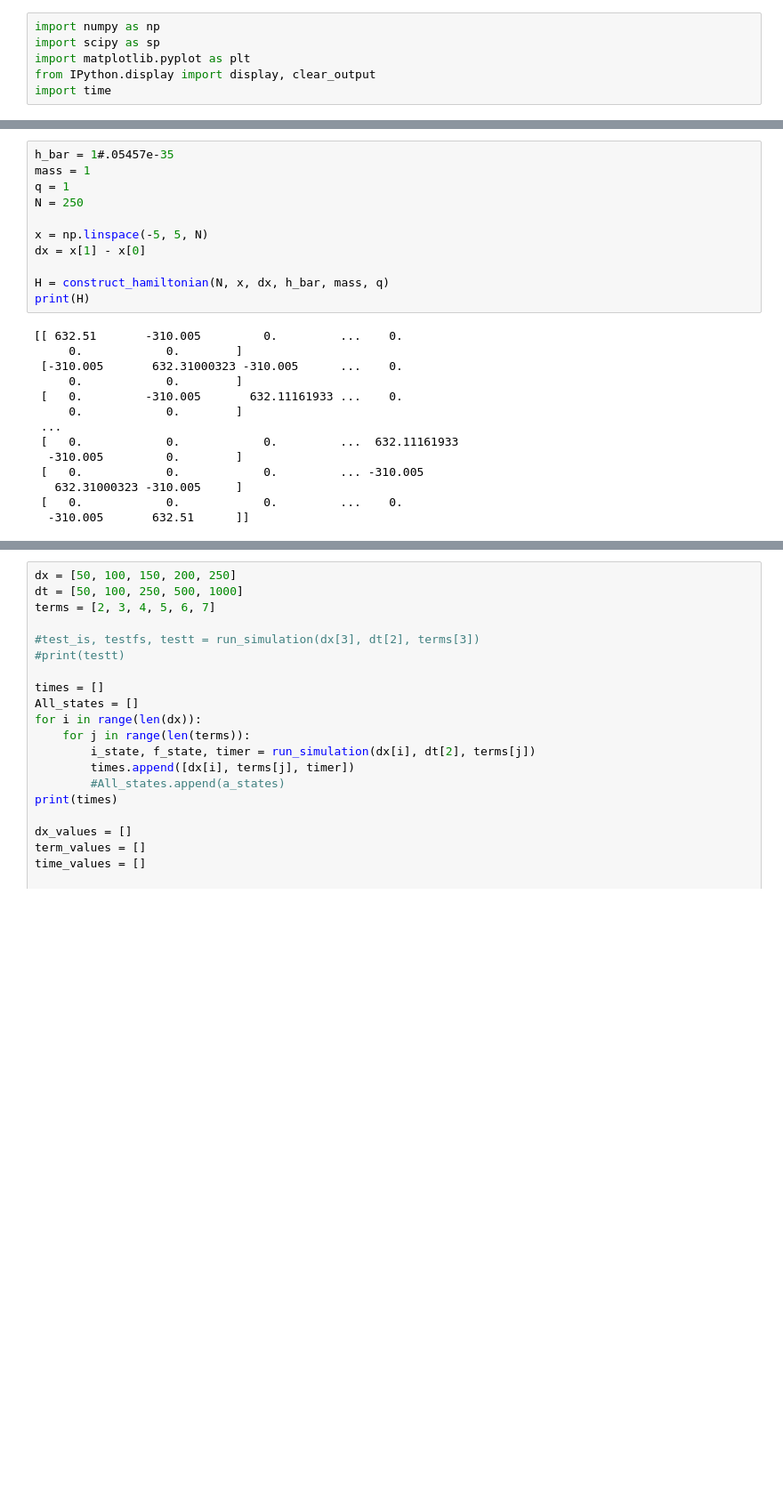
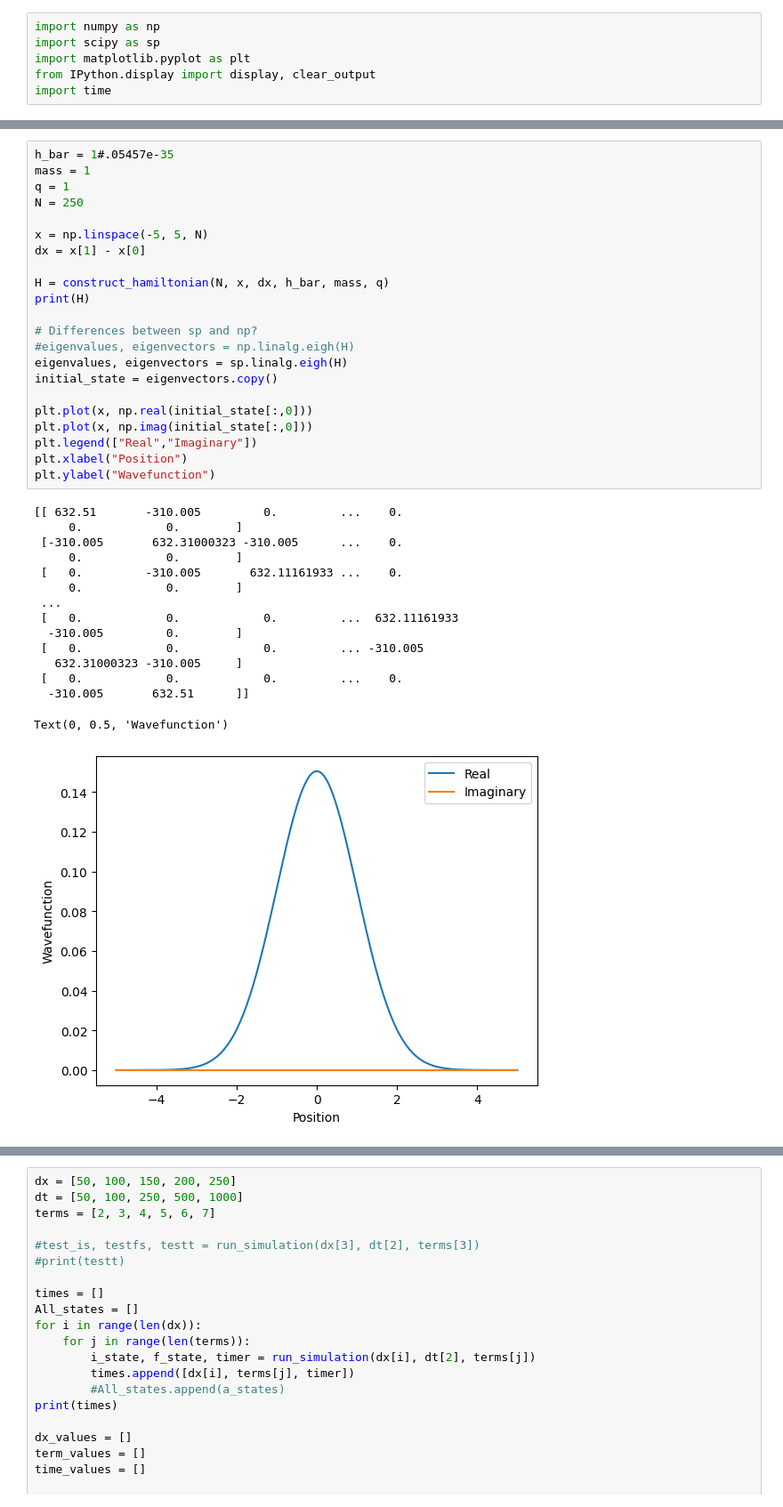
Before and after one commit to ascsn/wavefunction-dimensionality-reduction, a Jupyter notebook: QTE.ipynb, the cells around one changed output, grey strips where cells are left out. Shown at 89% size. Cells and saved outputs as stored; diff of their text form; blank space fills up the shorter version.

```diff
--- a/QTE.ipynb
+++ b/QTE.ipynb
@@ -38,25 +81,38 @@ def taylor_series_expansion(matrix, terms, t):
 # %%
 h_bar = 1#.05457e-35
 mass = 1
 q = 1
 N = 250
 
 x = np.linspace(-5, 5, N)
 dx = x[1] - x[0]
 
 H = construct_hamiltonian(N, x, dx, h_bar, mass, q)
 print(H)
+
+# Differences between sp and np?
+#eigenvalues, eigenvectors = np.linalg.eigh(H)
+eigenvalues, eigenvectors = sp.linalg.eigh(H)
+initial_state = eigenvectors.copy()
+
+plt.plot(x, np.real(initial_state[:,0]))
+plt.plot(x, np.imag(initial_state[:,0]))
+plt.legend(["Real","Imaginary"])
+plt.xlabel("Position")
+plt.ylabel("Wavefunction")
 # %% [output]
 [[ 632.51       -310.005         0.         ...    0.
      0.            0.        ]
  [-310.005       632.31000323 -310.005      ...    0.
      0.            0.        ]
  [   0.         -310.005       632.11161933 ...    0.
      0.            0.        ]
  ...
  [   0.            0.            0.         ...  632.11161933
   -310.005         0.        ]
  [   0.            0.            0.         ... -310.005
    632.31000323 -310.005     ]
  [   0.            0.            0.         ...    0.
   -310.005       632.51      ]]
+Text(0, 0.5, 'Wavefunction')
+[figure, added]
```
Also changed, not shown: parts of 17 cells of this notebook.
